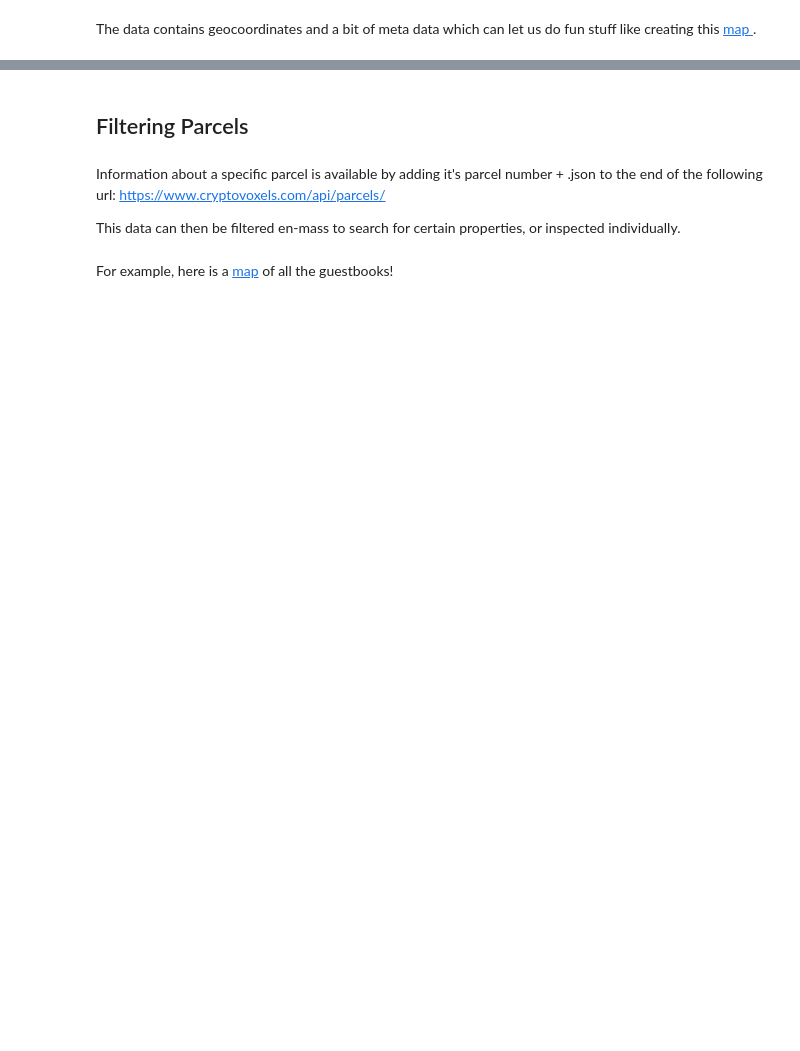
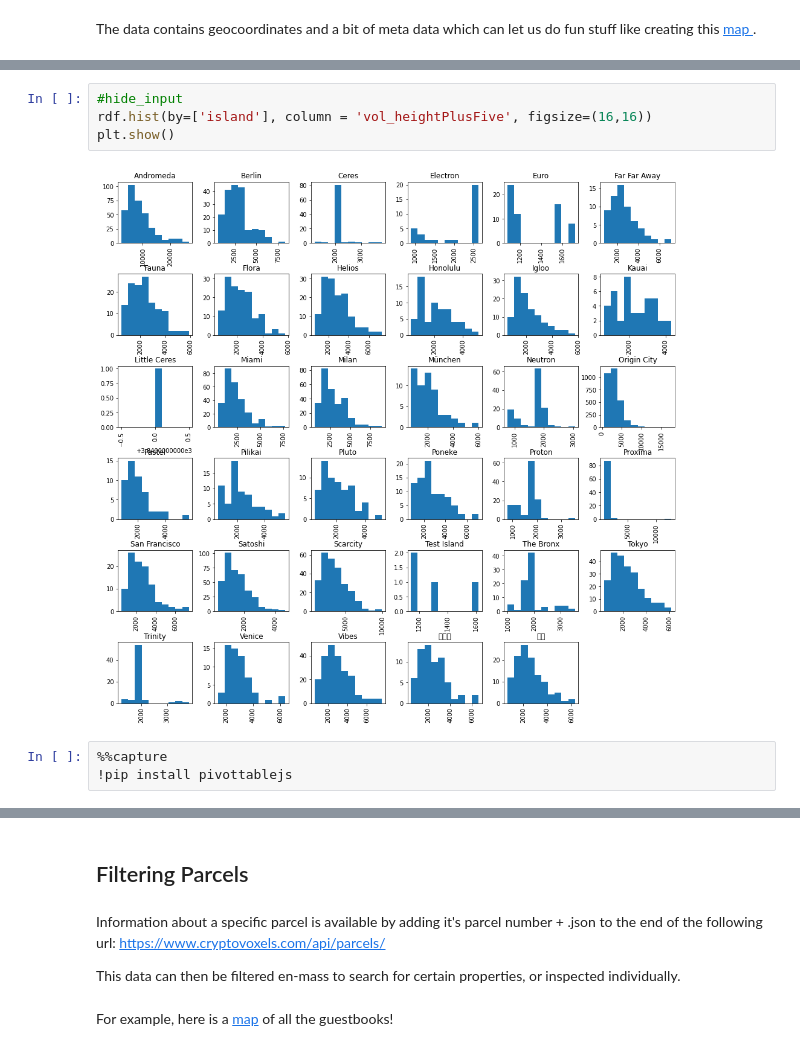
Before and after one commit to 3Diot/3Diot.github.io, a Jupyter notebook: blog/notebooks/002_Parcels.ipynb, the cells around one changed output, grey strips where cells are left out. Cells and saved outputs as stored; diff of their text form; blank space fills up the shorter version.

Commit message:
pivotTable

```diff
--- a/blog/notebooks/002_Parcels.ipynb
+++ b/blog/notebooks/002_Parcels.ipynb
@@ -52,0 +65,9 @@ parcels[parcels['island'] == 'Flora']['area'].plot.hist(bins=20)
+# %%
+#hide_input
+rdf.hist(by=['island'], column = 'vol_heightPlusFive', figsize=(16,16))
+plt.show()
+# %% [output]
+[figure, added]
+# %%
+%%capture
+!pip install pivottablejs
```
Also changed, not shown: parts of 7 cells of this notebook, 2 other files.
